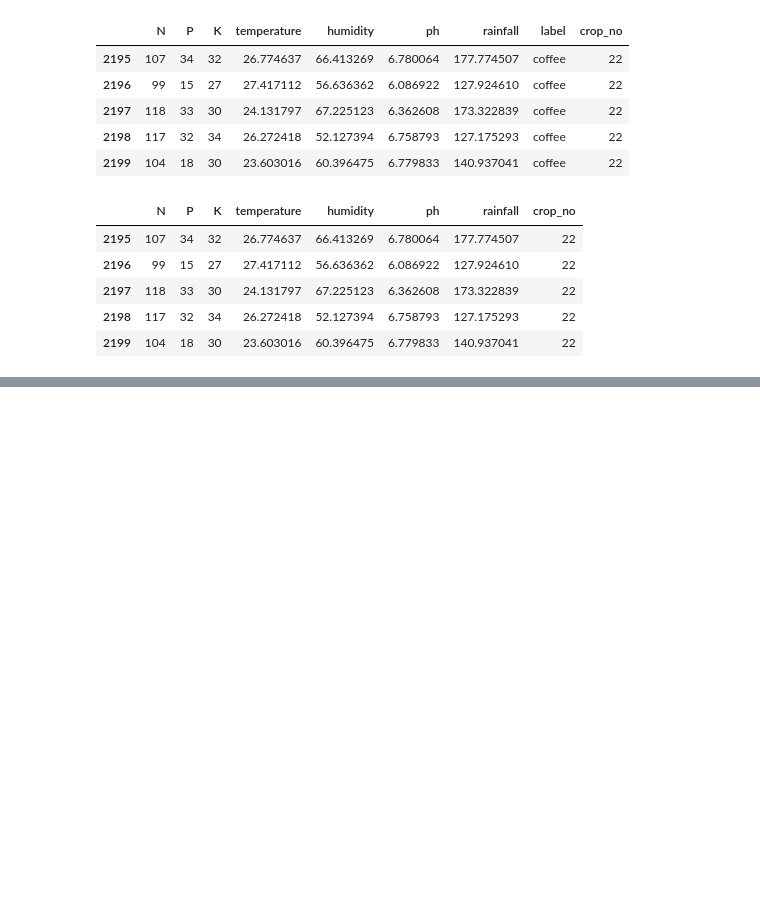
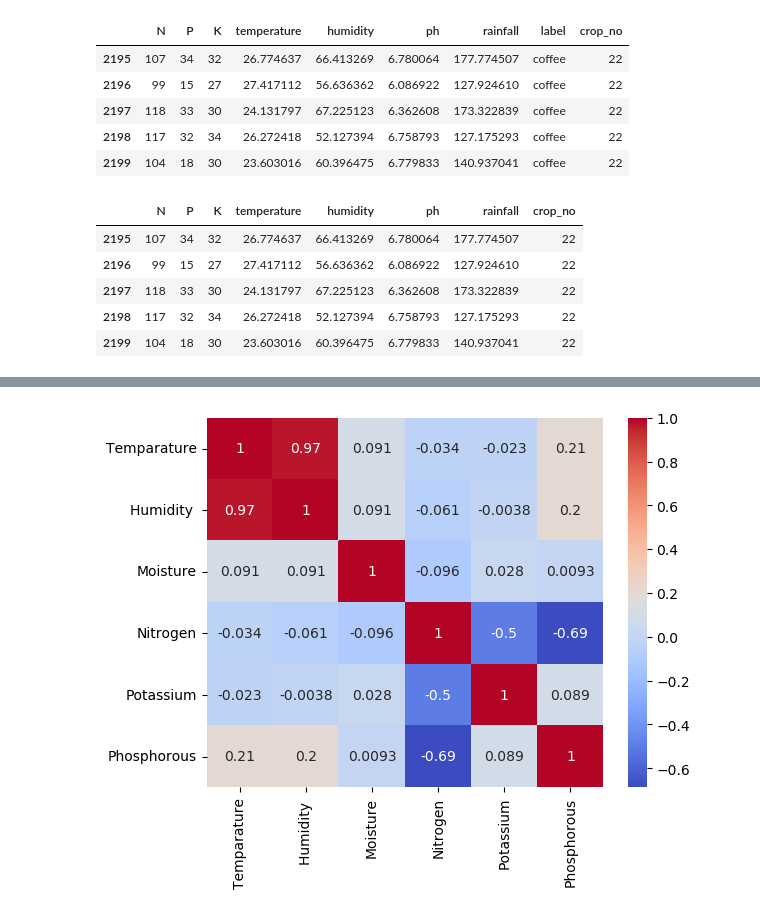
Before and after one commit to evudayasree03/CROP-FERTILIZERS-RECOMMENDATION-SYSTEM, a Jupyter notebook: Crop(Week-1) .ipynb, the cells around one changed output, grey strips where cells are left out. Drawn from its saved outputs; the diff is of its cells as text; code cells hidden in the pictures; blank space fills up the shorter version.

Commit message:
Add files via upload
Crop and Fertilizer Recommendation Using Machine Leraning Final Project

```diff
--- a/Crop(Week-1) .ipynb
+++ b/Crop(Week-1) .ipynb
@@ -312,0 +422,4 @@ for i in feat:
+# %%
+# load the dataset
+fertilizer = pd.read_csv("dataset/Fertilizer Prediction.csv")
+fertilizer.head()
@@ -312,0 +490,5 @@ for i in feat:
+# %%
+# Only select the numerical columns
+fertilizer_numeric = fertilizer.select_dtypes(include=[np.number])
+corr = fertilizer_numeric.corr()
+corr
@@ -312,0 +503,5 @@ for i in feat:
+# %%
+sns.heatmap(corr,annot=True,cbar=True,cmap='coolwarm')
+plt.show()
+# %% [output]
+[figure, added]
```
Also changed, not shown: parts of 56 cells of this notebook.
